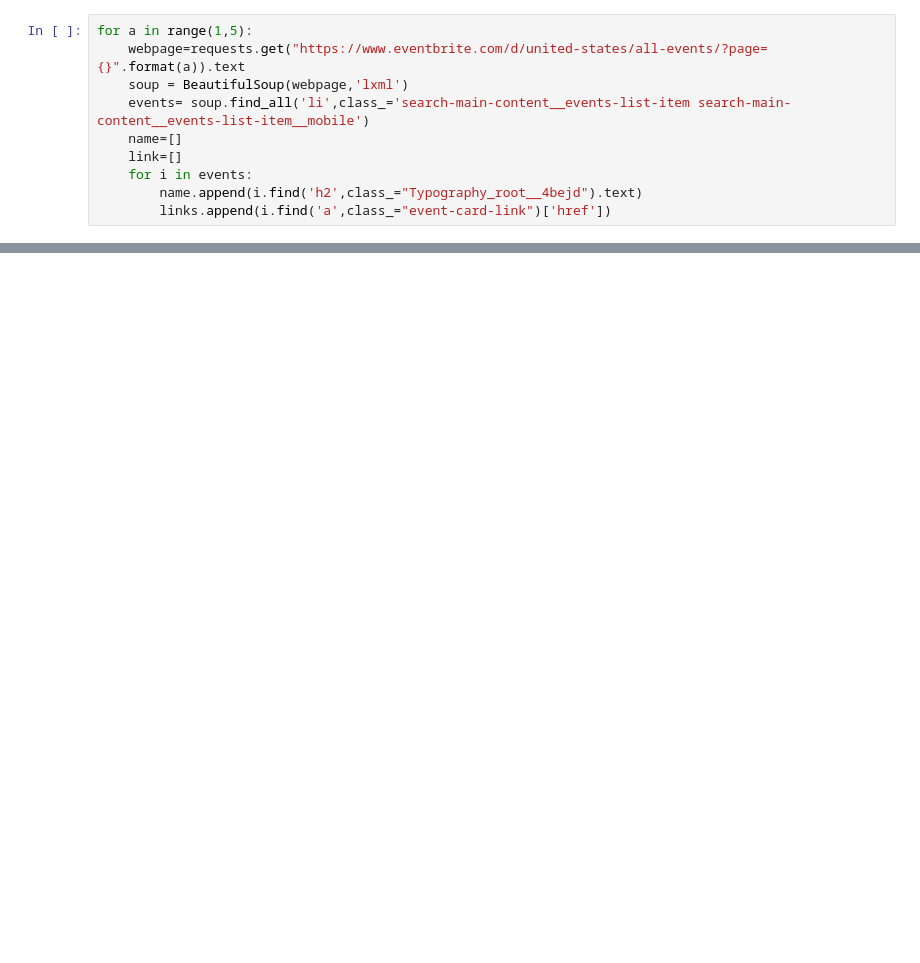
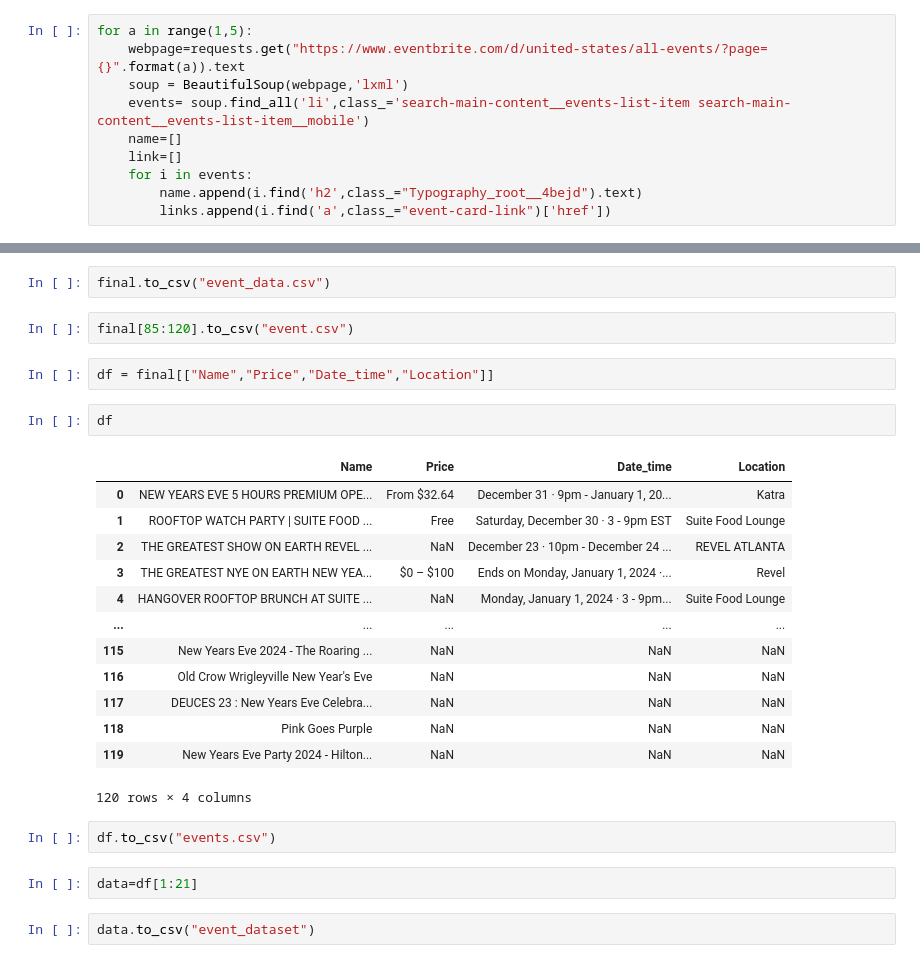
Before and after one commit to apexapaudel484/Web-scraping, a Jupyter notebook: Web_scrapping.ipynb, the cells around one changed output, grey strips where cells are left out. Cells and saved outputs as stored; diff of their text form; blank space fills up the shorter version.

Commit message:
created dataset

```diff
--- a/Web_scrapping.ipynb
+++ b/Web_scrapping.ipynb
@@ -289,0 +232,28 @@ final
+# %%
+final.to_csv("event_data.csv")
+# %%
+final[85:120].to_csv("event.csv")
+# %%
+df = final[["Name","Price","Date_time","Location"]]
+# %%
+df
+# %% [output]
+|  | Name | Price | Date_time | Location |
+| 0 | NEW YEARS EVE 5 HOURS PREMIUM OPE... | From $32.64 | December 31 · 9pm - January 1, 20... | Katra |
+| 1 | ROOFTOP WATCH PARTY | SUITE FOOD ... | Free | Saturday, December 30 · 3 - 9pm EST | Suite Food Lounge |
+| 2 | THE GREATEST SHOW ON EARTH REVEL ... | NaN | December 23 · 10pm - December 24 ... | REVEL ATLANTA |
+| 3 | THE GREATEST NYE ON EARTH NEW YEA... | $0 – $100 | Ends on Monday, January 1, 2024 ·... | Revel |
+| 4 | HANGOVER ROOFTOP BRUNCH AT SUITE ... | NaN | Monday, January 1, 2024 · 3 - 9pm... | Suite Food Lounge |
+| ... | ... | ... | ... | ... |
+| 115 | New Years Eve 2024 - The Roaring ... | NaN | NaN | NaN |
+| 116 | Old Crow Wrigleyville New Year's Eve | NaN | NaN | NaN |
+| 117 | DEUCES 23 : New Years Eve Celebra... | NaN | NaN | NaN |
+| 118 | Pink Goes Purple | NaN | NaN | NaN |
+| 119 | New Years Eve Party 2024 - Hilton... | NaN | NaN | NaN |
+120 rows × 4 columns
+# %%
+df.to_csv("events.csv")
+# %%
+data=df[1:21]
+# %%
+data.to_csv("event_dataset")
```
Also changed, not shown: parts of 14 cells of this notebook.
